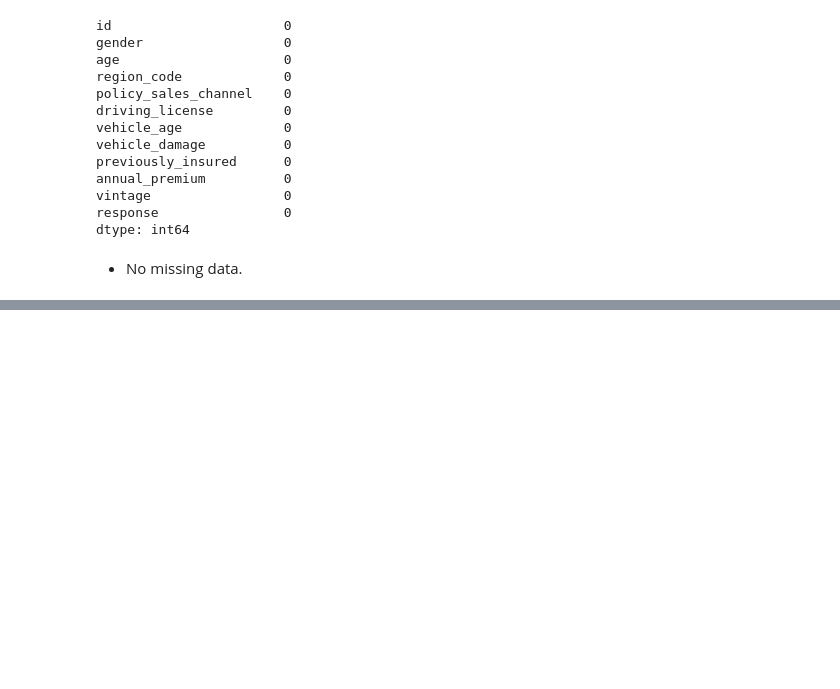
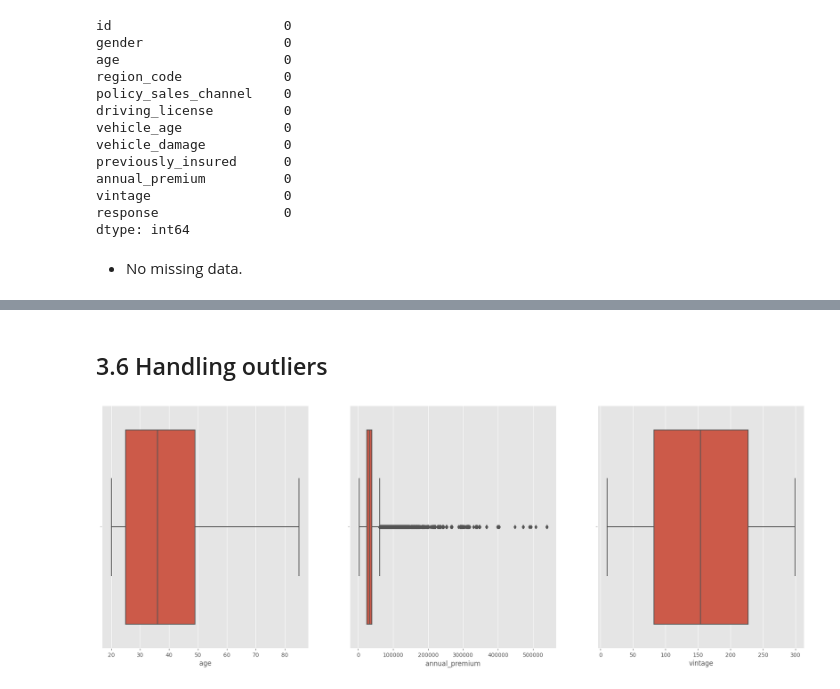
Before and after one commit to AllanCasado/health-insurance-cross-sell, a Jupyter notebook: notebooks/health_insurance_cross_sell.ipynb, the cells around one changed output, grey strips where cells are left out. Cells and saved outputs as stored; diff of their text form; code cells hidden in the pictures; blank space fills up the shorter version.

```diff
--- a/notebooks/health_insurance_cross_sell.ipynb
+++ b/notebooks/health_insurance_cross_sell.ipynb
@@ -9,3 +10,7 @@ import matplotlib.pyplot as plt
+# %%
+warnings.filterwarnings("ignore")
+plt.style.use('ggplot')
+pd.set_option('display.max_columns', None)
 # %% [markdown]
 # 1.0 Data Collection
 # %% [markdown]
@@ -260,0 +267,17 @@ plt.show()
+# %% [markdown]
+## 3.6 Handling outliers
+# %%
+plt.figure(figsize=(23, 8))
+
+plt.subplot(1, 3, 1)
+sns.boxplot(data=df1, x='age')
+
+plt.subplot(1, 3, 2)
+sns.boxplot(data=df1, x='annual_premium')
+
+plt.subplot(1, 3, 3)
+sns.boxplot(data=df1, x='vintage')
+
+plt.show()
+# %% [output]
+[figure, added]
```
Also changed, not shown: parts of 55 cells of this notebook, 1 other file.
